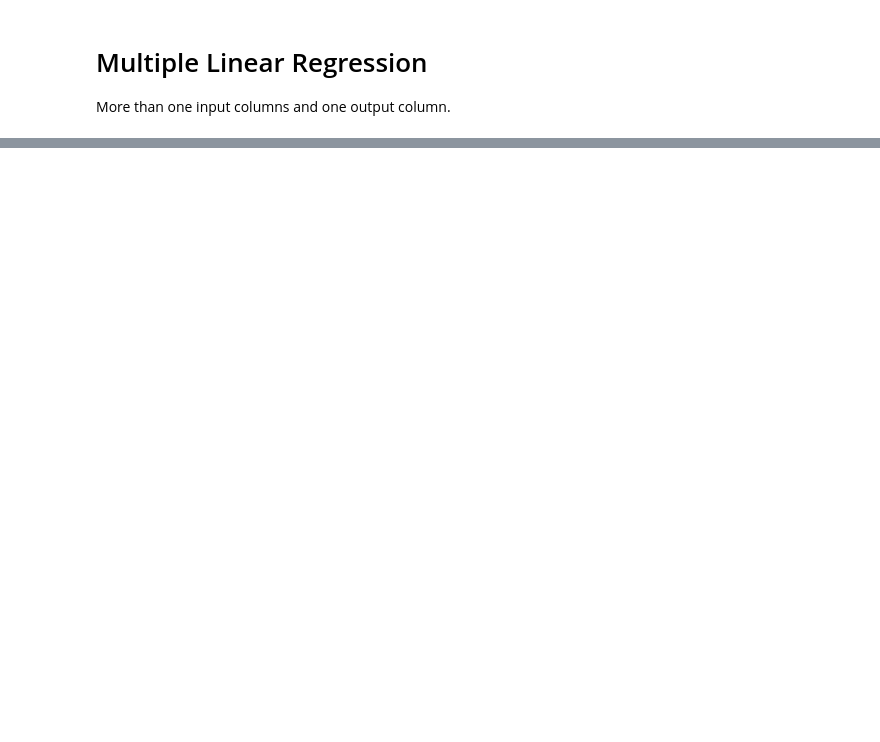
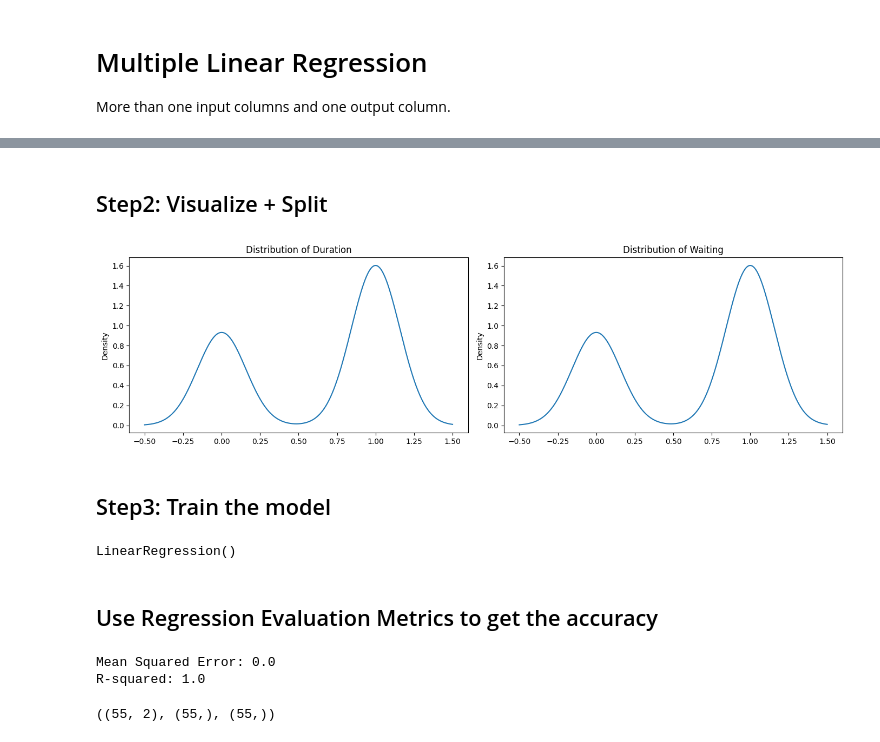
Before and after one commit to SagarChhabriya/K-Discovery-LR, a Jupyter notebook: MLR.ipynb, the cells around one changed output, grey strips where cells are left out. Saved outputs shown, nothing was run; the diff lists cells and outputs as text; code cells hidden in the pictures; blank space fills up the shorter version.

```diff
--- a/MLR.ipynb
+++ b/MLR.ipynb
@@ -27,0 +34,5 @@ data
+# %%
+# Encode the categorical data
+data[data['kind'] == 'long'] = 1
+data[data['kind'] == 'short'] = 0
+data['kind']
@@ -27,0 +52,11 @@ data
+# %% [markdown]
+## Step2: Visualize + Split
+# %%
+fig , (ax1,ax2) = plt.subplots(1,2,figsize=(14,4))
+
+data['duration'].plot(kind='kde',title="Distribution of Duration",ax=ax1)
+data['waiting'].plot(kind='kde',title='Distribution of Waiting',ax=ax2)
+
+fig.tight_layout()
+# %% [output]
+[figure, added]
@@ -27,0 +65,13 @@ data
+# %% [markdown]
+## Step3: Train the model
+# %%
+# Step1: Import the libraries
+# Already imported
+
+# Step2: Create an object
+lr = LinearRegression()
+
+# Step3: Fit/feed the training data
+lr.fit(X_train.values,Y_train.values)
+# %% [output]
+LinearRegression()
@@ -27,0 +81,12 @@ data
+# %% [markdown]
+## Use Regression Evaluation Metrics to get the accuracy
+# %%
+# Step5: Evaluate using regression metrics
+mse = mean_squared_error(Y_test, y_pred)
+r2 = r2_score(Y_test, y_pred)
+
+print(f"Mean Squared Error: {mse}")
+print(f"R-squared: {r2}")
+# %% [output]
+Mean Squared Error: 0.0
+R-squared: 1.0
@@ -27,0 +100,4 @@ data
+# %%
+X_test.shape, Y_test.shape, y_pred.shape
+# %% [output]
+((55, 2), (55,), (55,))
```
Also changed, not shown: parts of 12 cells of this notebook.
